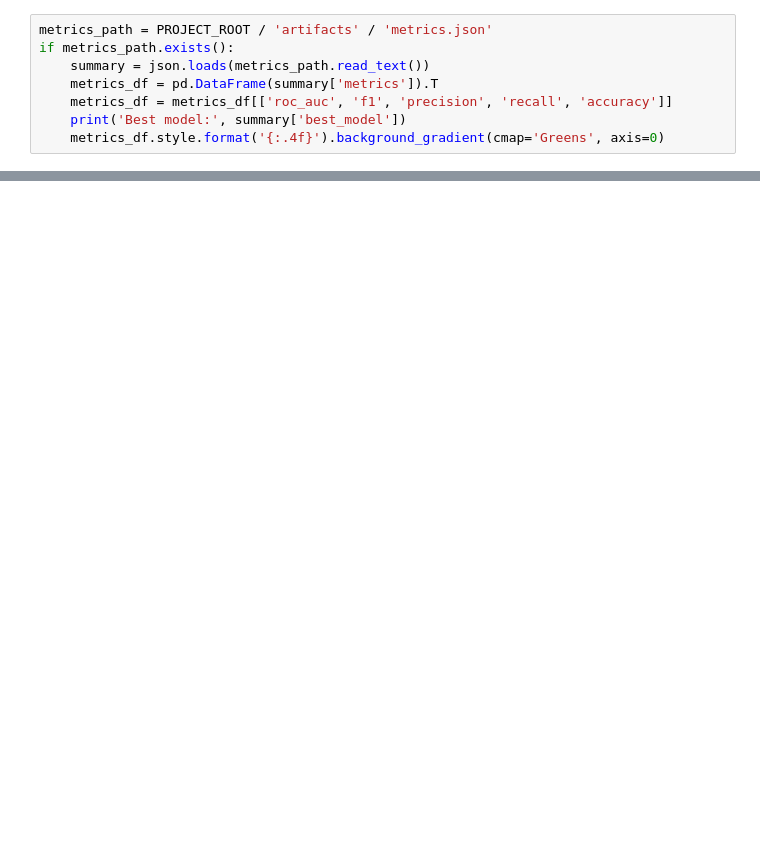
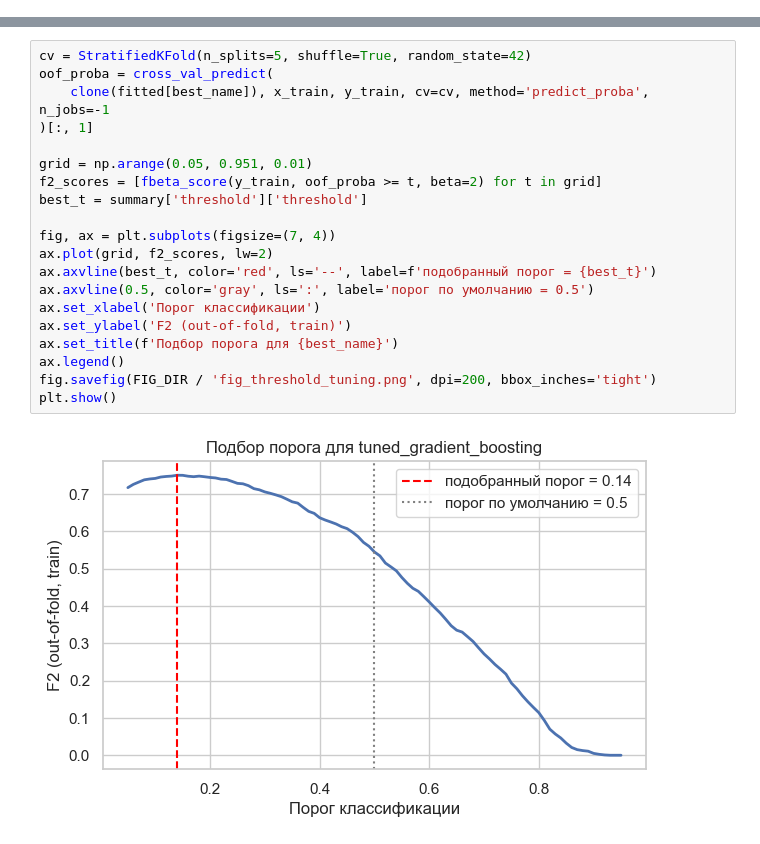
Before and after one commit to MindWarden/ml-studying, a Jupyter notebook: project/notebooks/02_models_comparison.ipynb, the cells around one changed output, grey strips where cells are left out. Saved outputs shown, nothing was run; the diff lists cells and outputs as text; blank space fills up the shorter version.

```diff
--- a/project/notebooks/02_models_comparison.ipynb
+++ b/project/notebooks/02_models_comparison.ipynb
@@ -49,8 +97,0 @@ print('Готово. Обучено моделей:', len(fitted))
-# %%
-metrics_path = PROJECT_ROOT / 'artifacts' / 'metrics.json'
-if metrics_path.exists():
-    summary = json.loads(metrics_path.read_text())
-    metrics_df = pd.DataFrame(summary['metrics']).T
-    metrics_df = metrics_df[['roc_auc', 'f1', 'precision', 'recall', 'accuracy']]
-    print('Best model:', summary['best_model'])
-    metrics_df.style.format('{:.4f}').background_gradient(cmap='Greens', axis=0)
@@ -72,0 +118,22 @@ plt.show()
+# %%
+cv = StratifiedKFold(n_splits=5, shuffle=True, random_state=42)
+oof_proba = cross_val_predict(
+    clone(fitted[best_name]), x_train, y_train, cv=cv, method='predict_proba', n_jobs=-1
+)[:, 1]
+
+grid = np.arange(0.05, 0.951, 0.01)
+f2_scores = [fbeta_score(y_train, oof_proba >= t, beta=2) for t in grid]
+best_t = summary['threshold']['threshold']
+
+fig, ax = plt.subplots(figsize=(7, 4))
+ax.plot(grid, f2_scores, lw=2)
+ax.axvline(best_t, color='red', ls='--', label=f'подобранный порог = {best_t}')
+ax.axvline(0.5, color='gray', ls=':', label='порог по умолчанию = 0.5')
+ax.set_xlabel('Порог классификации')
+ax.set_ylabel('F2 (out-of-fold, train)')
+ax.set_title(f'Подбор порога для {best_name}')
+ax.legend()
+fig.savefig(FIG_DIR / 'fig_threshold_tuning.png', dpi=200, bbox_inches='tight')
+plt.show()
+# %% [output]
+[figure, added]
```
Also changed, not shown: parts of 17 cells of this notebook, 14 other files.
